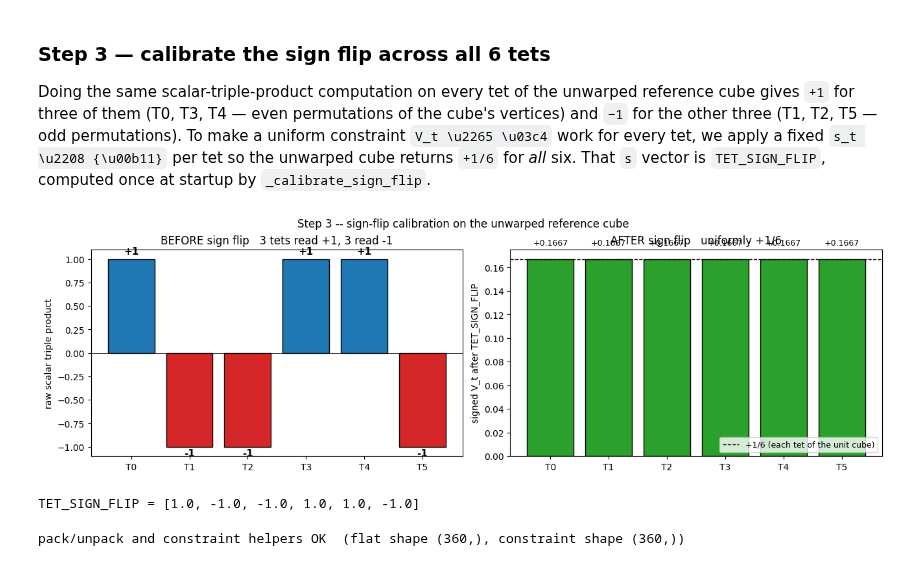
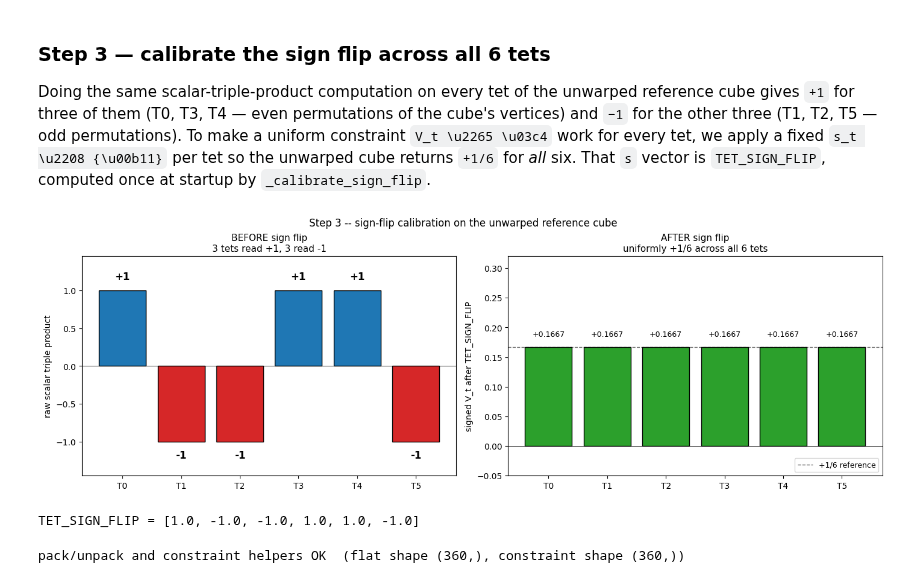
Before and after one commit to andythai/dvfopt, a Jupyter notebook: notebooks/two-triangle-check/12_3d-tetrahedral-check.ipynb, the cells around one changed output. Saved outputs shown, nothing was run; the diff lists cells and outputs as text; code cells hidden in the pictures.

```diff
--- a/notebooks/two-triangle-check/12_3d-tetrahedral-check.ipynb
+++ b/notebooks/two-triangle-check/12_3d-tetrahedral-check.ipynb
@@ -499,40 +503,46 @@ Doing the same scalar-triple-product computation on every tet of the unwarped re
 # %%
 raws = np.array([_tet_compute(t)[0] for t in range(6)])
 flipped = TET_SIGN_FLIP * raws / 6.0
 
-fig, axes = plt.subplots(1, 2, figsize=(13, 4.0), layout='constrained')
+fig, axes = plt.subplots(1, 2, figsize=(14, 4.6), layout='constrained')
 
+# LEFT panel: raw scalar triple products (range +/-1).
 bar_colors = ['#1f77b4' if r > 0 else '#d62728' for r in raws]
 axes[0].bar(range(6), raws, color=bar_colors, edgecolor='black')
 axes[0].axhline(0, color='black', lw=0.6)
 axes[0].set_xticks(range(6))
 axes[0].set_xticklabels(['T' + str(i) for i in range(6)])
 axes[0].set_ylabel('raw scalar triple product')
-axes[0].set_title('BEFORE sign flip   3 tets read +1, 3 read -1')
+axes[0].set_ylim(-1.45, 1.45)
+axes[0].set_title('BEFORE sign flip\n3 tets read +1, 3 read -1', fontsize=11)
 for i, r in enumerate(raws):
-    axes[0].text(i, r + (0.05 if r > 0 else -0.10),
+    # Place value labels well clear of the bar tops (no overlap with title).
+    axes[0].text(i, r + (0.18 if r > 0 else -0.18),
                  ('+1' if r > 0 else '-1'),
-                 ha='center', fontsize=11, fontweight='bold')
+                 ha='center', va='center', fontsize=12, fontweight='bold')
 
+# RIGHT panel: sign-flipped values (all +1/6 ~= 0.1667).
 axes[1].bar(range(6), flipped, color='#2ca02c', edgecolor='black')
 axes[1].axhline(0, color='black', lw=0.6)
-axes[1].axhline(1 / 6, color='black', linestyle='--', lw=1.0,
-                label='+1/6 (each tet of the unit cube)')
+axes[1].axhline(1 / 6, color='black', linestyle='--', lw=1.0, alpha=0.6,
+                label='+1/6 reference')
 axes[1].set_xticks(range(6))
 axes[1].set_xticklabels(['T' + str(i) for i in range(6)])
 axes[1].set_ylabel('signed V_t after TET_SIGN_FLIP')
-axes[1].set_title('AFTER sign flip   uniformly +1/6')
+axes[1].set_ylim(-0.05, 0.32)
+axes[1].set_title('AFTER sign flip\nuniformly +1/6 across all 6 tets', fontsize=11)
 axes[1].legend(loc='lower right', fontsize=9)
 for i, v in enumerate(flipped):
-    axes[1].text(i, v + 0.012, format(v, '+.4f'), ha='center', fontsize=9)
+    axes[1].text(i, v + 0.022, format(v, '+.4f'),
+                 ha='center', va='center', fontsize=9)
 
 plt.suptitle('Step 3 -- sign-flip calibration on the unwarped reference cube',
              fontsize=12)
 plt.show()
 
 print('TET_SIGN_FLIP = ' + str(TET_SIGN_FLIP.tolist()))
 # %% [output]
-[figure, old version]
+[figure, new version]
 TET_SIGN_FLIP = [1.0, -1.0, -1.0, 1.0, 1.0, -1.0]
 # %%
 # Variable packing follows dvfopt.core.solver3d._full_grid_step_3d:
```
Also changed, not shown: parts of 3 cells of this notebook.
